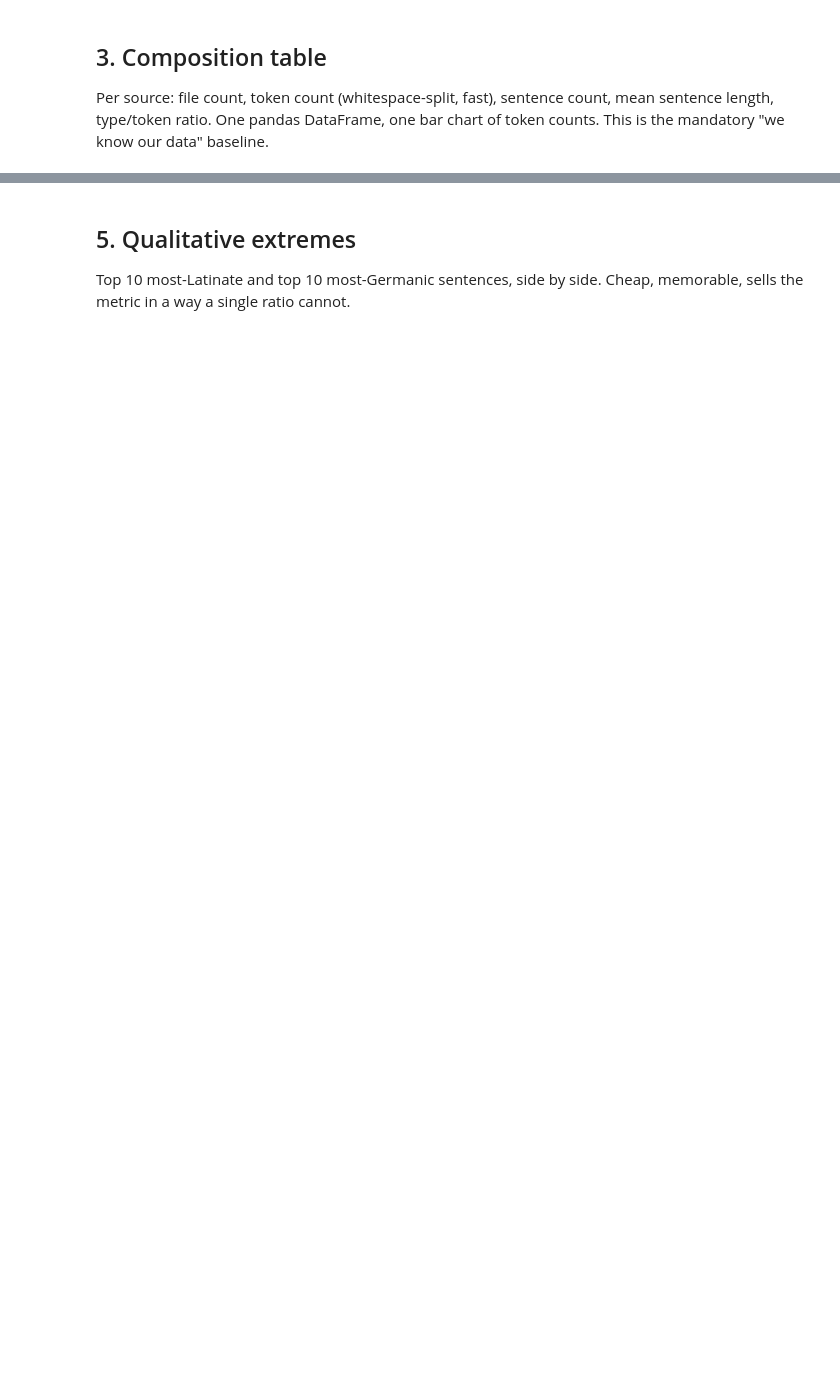
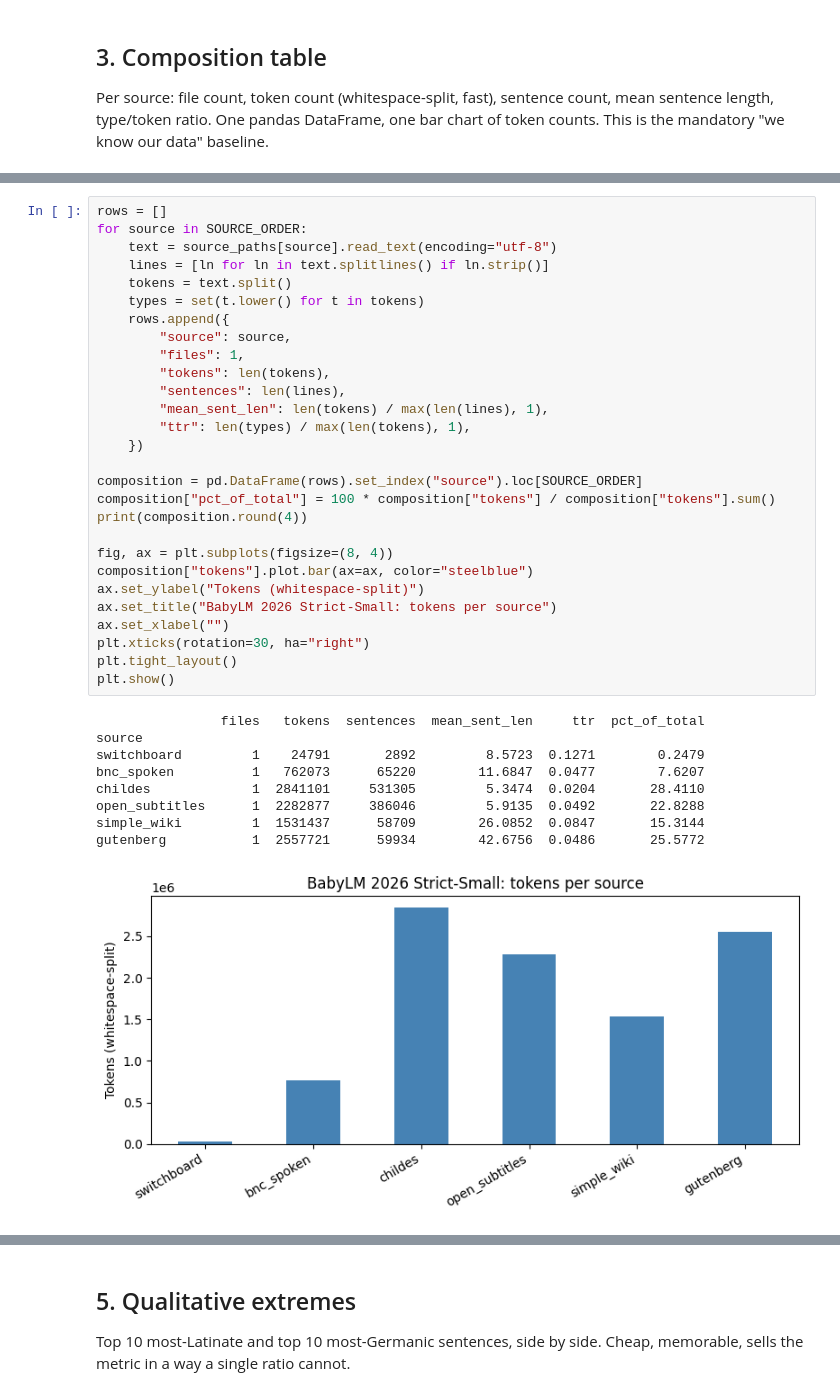
Before and after one commit to pambhar-deepkumar/babylm-2026, a Jupyter notebook: notebooks/01-corpus-baseline.ipynb, the cells around one changed output, grey strips where cells are left out. Cells and saved outputs as stored; diff of their text form; blank space fills up the shorter version.

```diff
--- a/notebooks/01-corpus-baseline.ipynb
+++ b/notebooks/01-corpus-baseline.ipynb
@@ -25,3 +149,41 @@ Per source: file count, token count (whitespace-split, fast), sentence count, me
+# %%
+rows = []
+for source in SOURCE_ORDER:
+    text = source_paths[source].read_text(encoding="utf-8")
+    lines = [ln for ln in text.splitlines() if ln.strip()]
+    tokens = text.split()
+    types = set(t.lower() for t in tokens)
+    rows.append({
+        "source": source,
+        "files": 1,
+        "tokens": len(tokens),
+        "sentences": len(lines),
+        "mean_sent_len": len(tokens) / max(len(lines), 1),
+        "ttr": len(types) / max(len(tokens), 1),
+    })
+
+composition = pd.DataFrame(rows).set_index("source").loc[SOURCE_ORDER]
+composition["pct_of_total"] = 100 * composition["tokens"] / composition["tokens"].sum()
+print(composition.round(4))
+
+fig, ax = plt.subplots(figsize=(8, 4))
+composition["tokens"].plot.bar(ax=ax, color="steelblue")
+ax.set_ylabel("Tokens (whitespace-split)")
+ax.set_title("BabyLM 2026 Strict-Small: tokens per source")
+ax.set_xlabel("")
+plt.xticks(rotation=30, ha="right")
+plt.tight_layout()
+plt.show()
+# %% [output]
+                files   tokens  sentences  mean_sent_len     ttr  pct_of_total
+source
+switchboard         1    24791       2892         8.5723  0.1271        0.2479
+bnc_spoken          1   762073      65220        11.6847  0.0477        7.6207
+childes             1  2841101     531305         5.3474  0.0204       28.4110
+open_subtitles      1  2282877     386046         5.9135  0.0492       22.8288
+simple_wiki         1  1531437      58709        26.0852  0.0847       15.3144
+gutenberg           1  2557721      59934        42.6756  0.0486       25.5772
+[figure, added]
 # %% [markdown]
 ## 4. Register score per source (headline chart)
 
```
Also changed, not shown: parts of 14 cells of this notebook, 21 other files.
